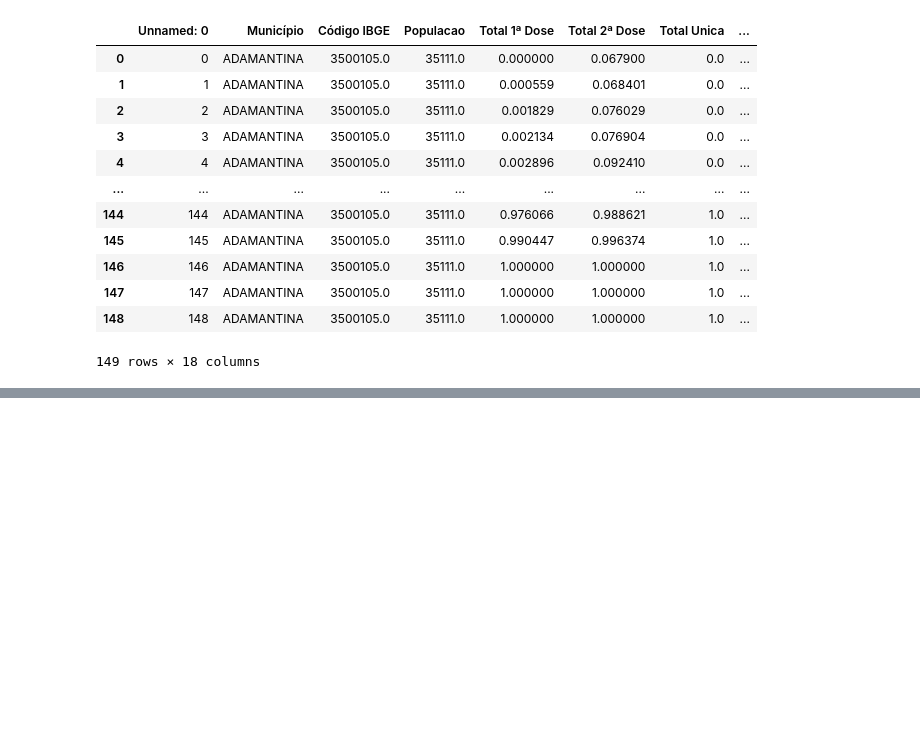
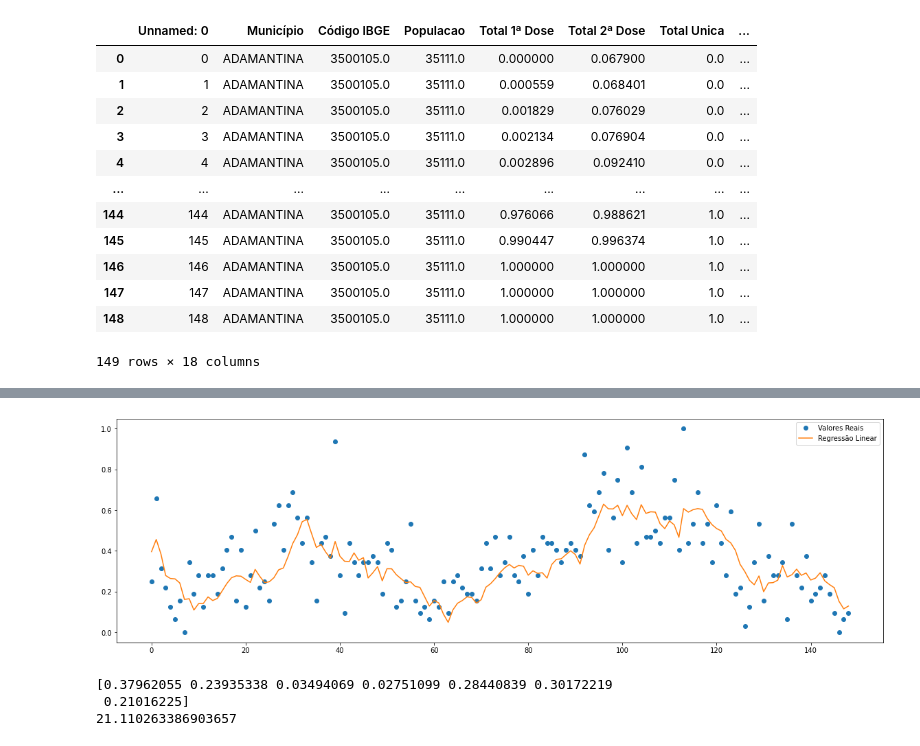
Before and after one commit to CamiloMaiaPires/ProjetoFinal_IA, a Jupyter notebook: Analise_modelos/Regressao.ipynb, the cells around one changed output, grey strips where cells are left out. Drawn from its saved outputs; the diff is of its cells as text; code cells hidden in the pictures; blank space fills up the shorter version.

```diff
--- a/Analise_modelos/Regressao.ipynb
+++ b/Analise_modelos/Regressao.ipynb
@@ -35,0 +43,12 @@ dataframe
+# %%
+sel = fs.VarianceThreshold()
+X = dataframe.drop(columns = ['Município', 'Código IBGE', 'data', 'diagnostico_covid19' ])
+y = dataframe['diagnostico_covid19']
+
+for i in range(9, 0, -1):
+    sel = fs.SelectKBest(fs.mutual_info_regression, k=i)
+    X_sel = sel.fit_transform(X, y)
+    model = LinearRegression()
+    scores_kfold = cross_val_score(estimator=model, X=X_sel, y=y, cv=9)
+    score = scores_kfold.mean()
+    print("Score com k = {} -> {}" .format(i, score))
@@ -35,0 +65,38 @@ dataframe
+# %%
+#leitura
+y_data = []
+x_data = []
+
+x_data = np.array(dataframe[['media_movel_casos', 'media_movel_obitos', 'ocupacao_leitos','media_isolamento', 'obito']])
+y_data = np.array(dataframe['diagnostico_covid19'])
+# %%
+y_pred = []
+y_true = []
+
+X_train, X_test, y_train, y_test = train_test_split(x_data, y_data, test_size=0.7, random_state=42)
+model = LinearRegression()
+model.fit(X_train, y_train)
+
+for i in range(0, len(y_data)):
+    y_pred.append(model.predict([x_data[i]]).reshape(1, -1)[0])
+
+y_pred = np.array(y_pred)
+y_true = np.array(y_true)
+# %%
+plt.figure(figsize=(20, 6))
+plt.plot(y_data, 'o',label='Valores Reais')
+plt.plot(y_pred, label='Regressão Linear')
+#plt.plot(dataframe['media_movel_casos'], label='Regressão Linear')
+plt.legend()
+plt.show()
+# %% [output]
+[figure, added]
+# %%
+reg = LinearRegression()
+scores = cross_val_score(reg, x_data, y_data, cv=7)
+print(scores)
+print(scores.mean()*100)
+# %% [output]
+[0.37962055 0.23935338 0.03494069 0.02751099 0.28440839 0.30172219
+ 0.21016225]
+21.110263386903657
```
Also changed, not shown: parts of 43 cells of this notebook, 12 other files.
